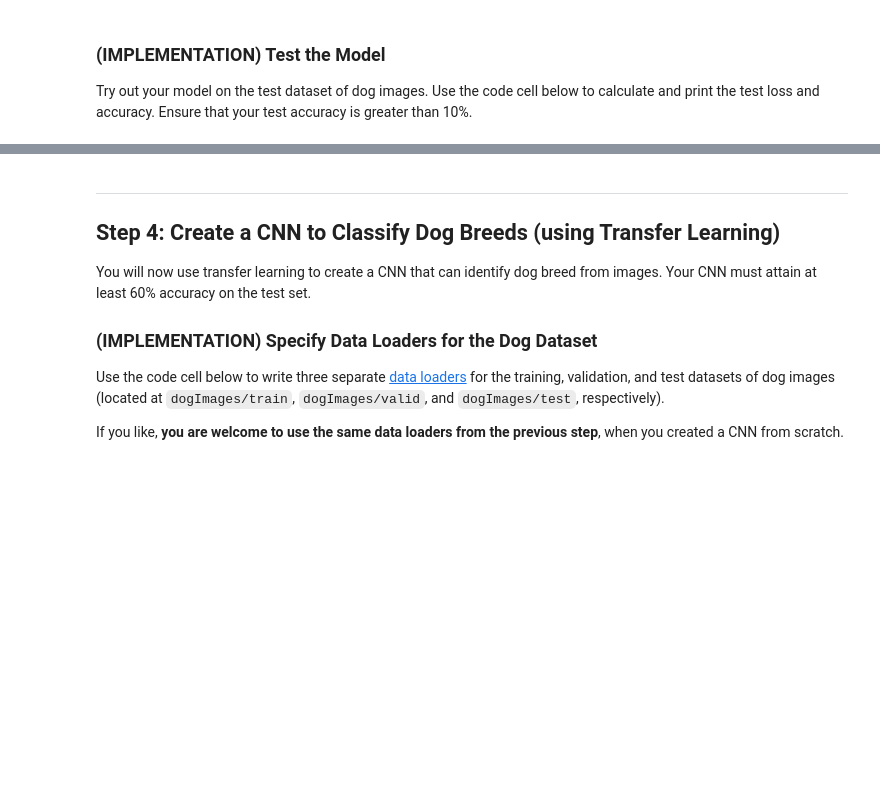
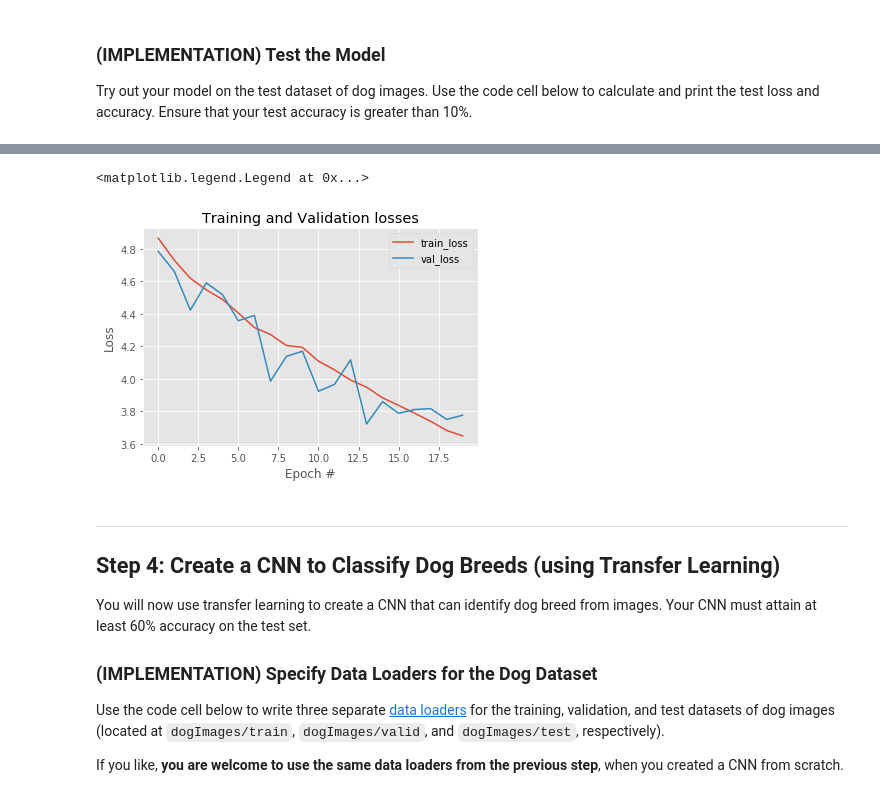
Before and after one commit to chavasaiteja/Machine-Learning-ND-Udacity, a Jupyter notebook: Dog Breed Classifier/dog_app.ipynb, the cells around one changed output, grey strips where cells are left out. Cells and saved outputs as stored; diff of their text form; code cells hidden in the pictures; blank space fills up the shorter version.

```diff
--- a/Dog Breed Classifier/dog_app.ipynb
+++ b/Dog Breed Classifier/dog_app.ipynb
@@ -602,3 +632,16 @@ Test Accuracy: 17% (144/836)
+# %%
+num_epochs = 20
+plt.style.use("ggplot")
+plt.figure()
+plt.plot(np.arange(0, num_epochs), train_losses, label="train_loss")
+plt.plot(np.arange(0, num_epochs), validation_losses, label="val_loss")
+plt.title("Training and Validation losses")
+plt.xlabel("Epoch #")
+plt.ylabel("Loss")
+plt.legend()
+# %% [output]
+<matplotlib.legend.Legend at 0x...>
+[figure, added]
 # %% [markdown]
 ---
 <a id='step4'></a>
```
Also changed, not shown: parts of 9 cells of this notebook, 3 other files.
